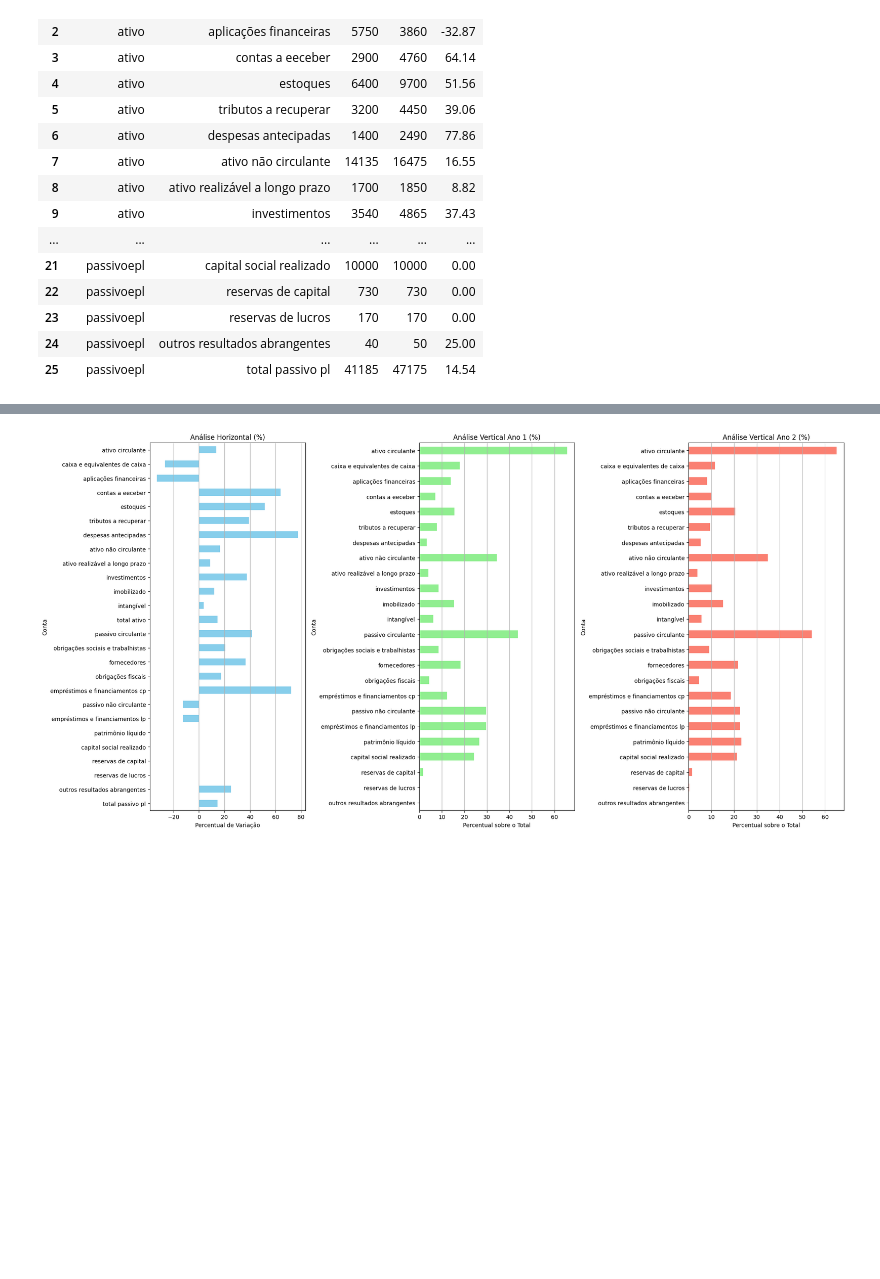
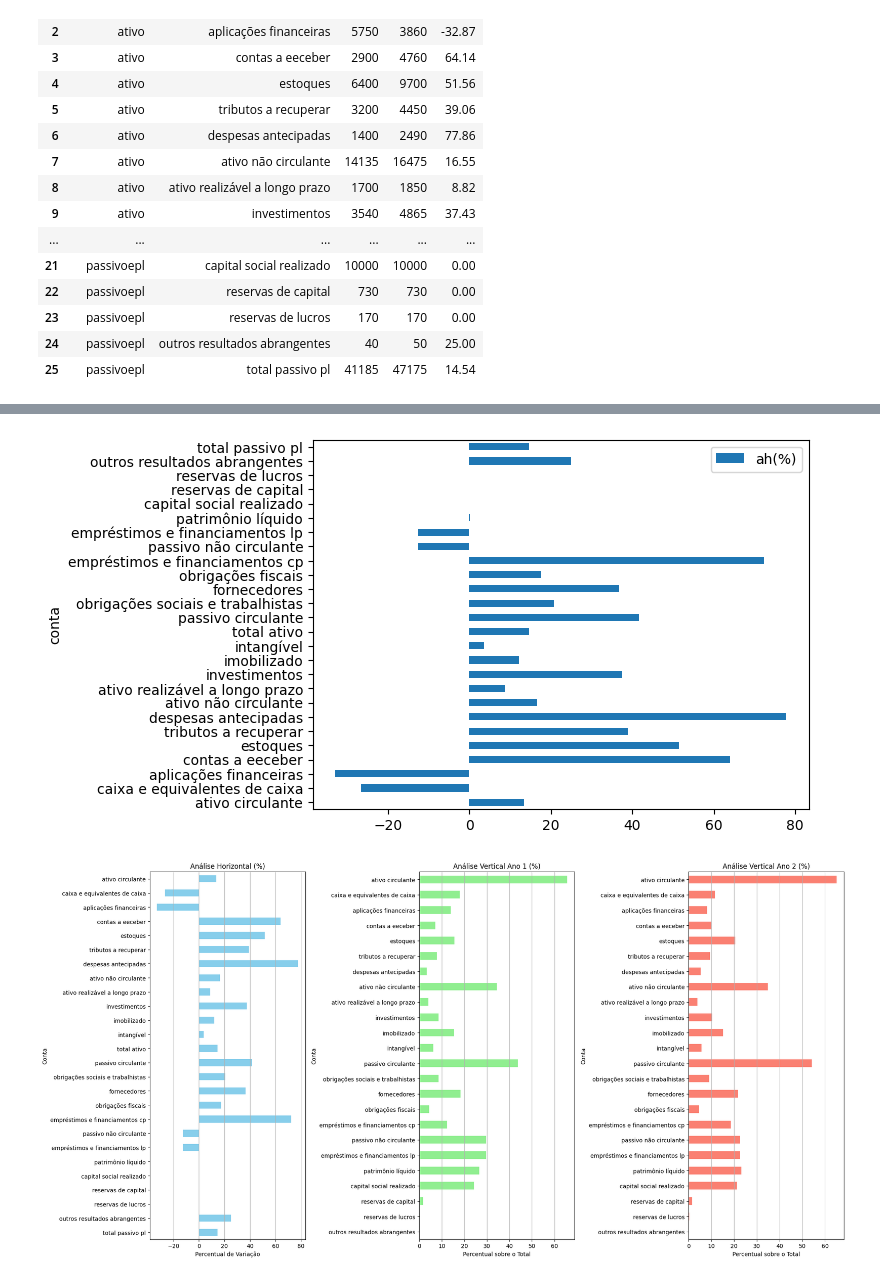
Before and after one commit to jeffersonramelo/Analise_DCs, a Jupyter notebook: AVeAH.ipynb, the cells around one changed output, grey strips where cells are left out. Cells and saved outputs as stored; diff of their text form; code cells hidden in the pictures; blank space fills up the shorter version.

```diff
--- a/AVeAH.ipynb
+++ b/AVeAH.ipynb
@@ -85,3 +214,9 @@ df
+# %%
+
+df.plot(x="conta", y="ah(%)", kind="barh")
+plt.show()
+# %% [output]
+[figure, added]
 # %%
 import matplotlib.pyplot as plt
 import numpy as np
```
Also changed, not shown: parts of 12 cells of this notebook.
